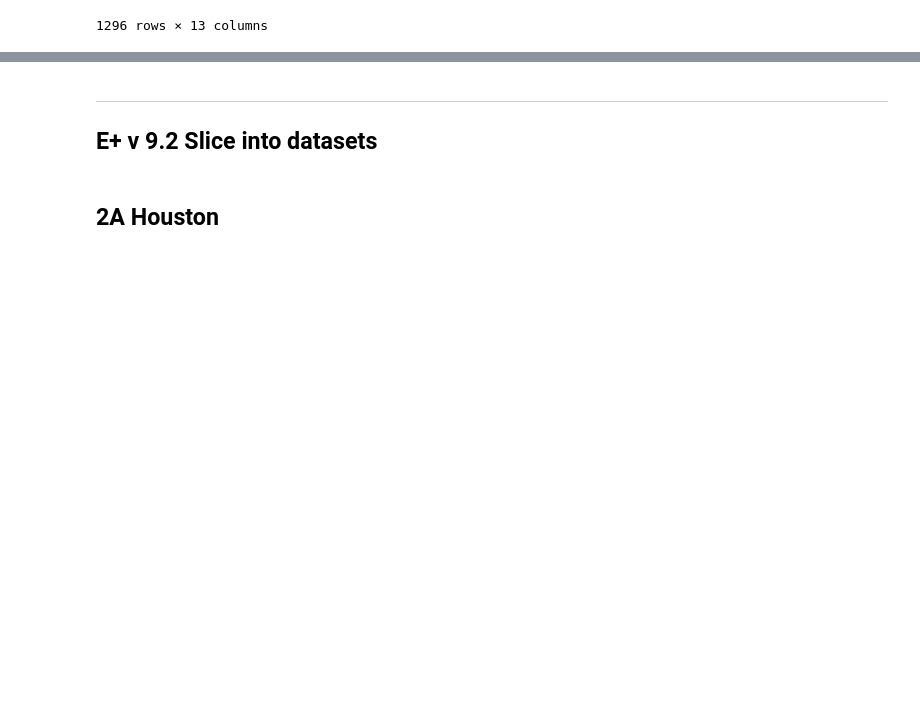
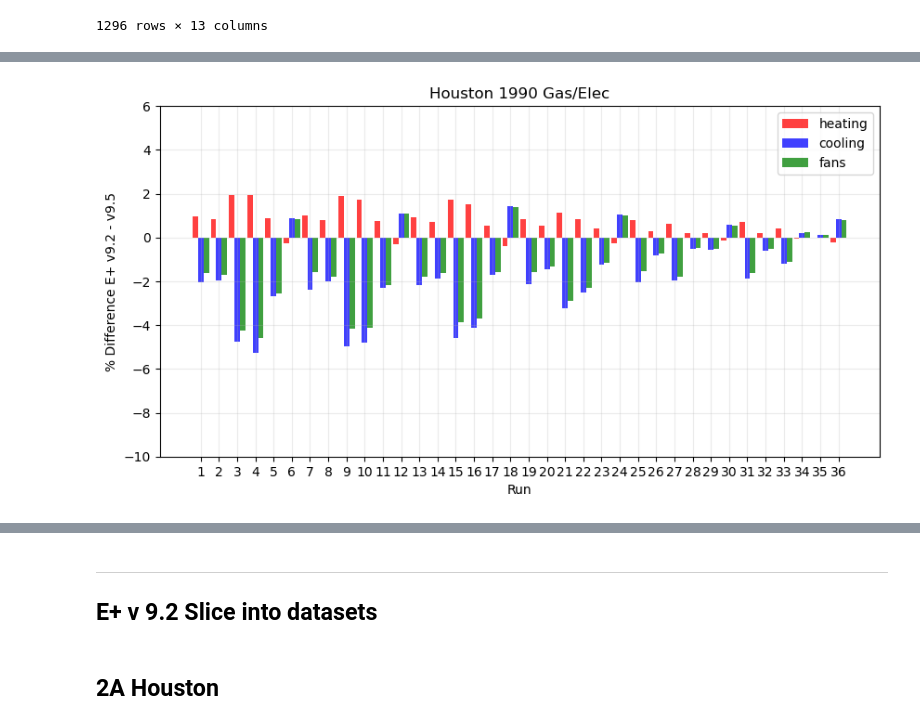
Before and after one commit to klharp/AE_Analysis, a Jupyter notebook: VersionAnalysis.ipynb, the cells around one changed output, grey strips where cells are left out. Saved outputs shown, nothing was run; the diff lists cells and outputs as text; code cells hidden in the pictures; blank space fills up the shorter version.

```diff
--- a/VersionAnalysis.ipynb
+++ b/VersionAnalysis.ipynb
@@ -96,0 +197,28 @@ demand95
+# %%
+# HOU 1990 gas/elec
+
+x2 = energy_hou1990_gas["Run"]
+heating2 = energy_hou1990_gas["HeatingPercentDifference"]
+cooling2 = energy_hou1990_gas["CoolingPercentDifference"]
+fans2 = energy_hou1990_gas["FanPercentDifference"]
+w = .3
+
+figure(figsize=(10,5), dpi=100)
+
+ax = plt.subplot(111)
+ax.bar(x2-w, heating2, width=w, color="r", label="heating", align="center", alpha=.75)
+ax.bar(x2, cooling2, width=w, color="b", label="cooling",  align="center", alpha=.75)
+ax.bar(x2+w, fans2, width=w, color="g", label="fans",  align="center", alpha=.75)
+
+
+plt.legend()
+plt.grid(alpha=.25)
+plt.title("Houston 1990 Gas/Elec")
+plt.xlabel("Run")
+plt.xticks(x2)
+plt.ylim([-10, 6])
+plt.ylabel("% Difference E+ v9.2 - v9.5")
+
+plt.show()
+# %% [output]
+[figure, added]
```
Also changed, not shown: parts of 32 cells of this notebook, 1 other file.
